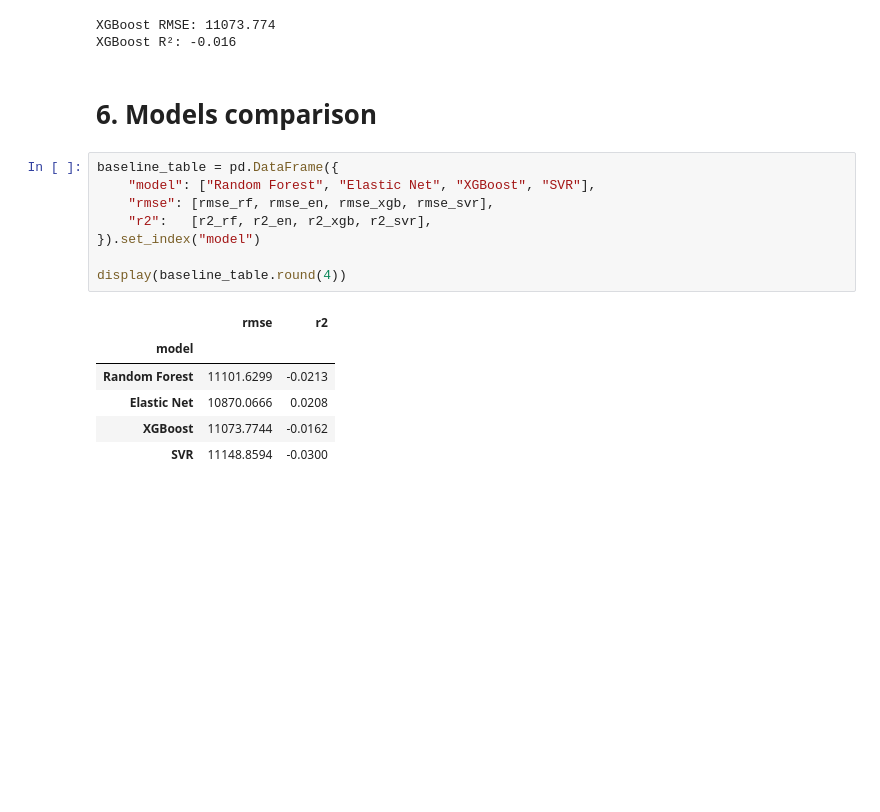
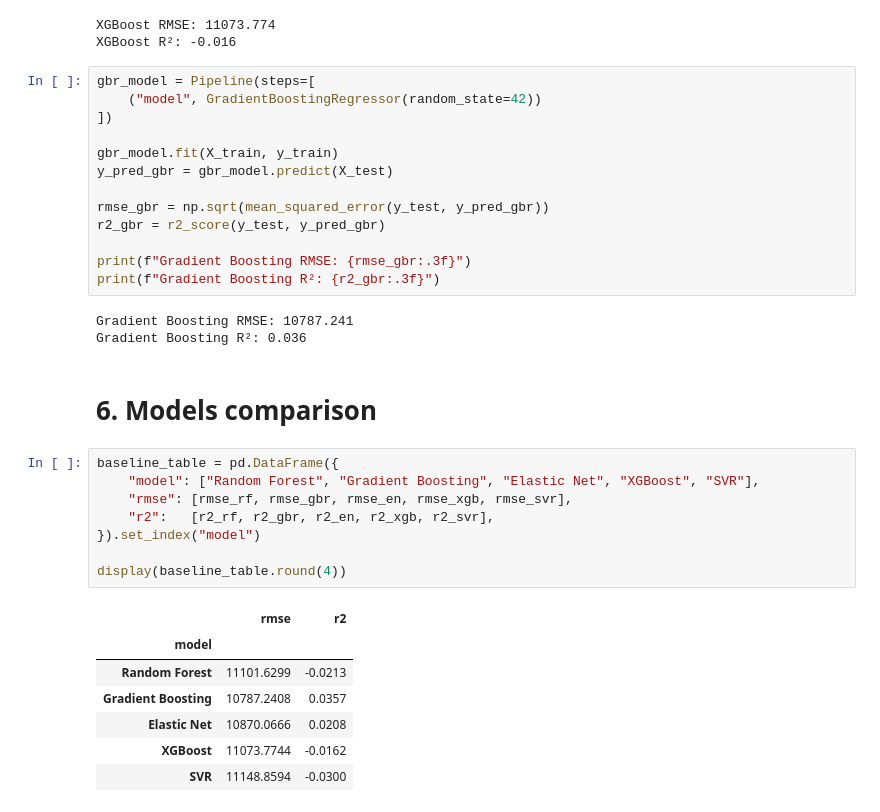
Before and after one commit to Weronikaa2001/ML2_final_project, a Jupyter notebook: ML2_final-without.ipynb, the cells around one changed output. Saved outputs shown, nothing was run; the diff lists cells and outputs as text; blank space fills up the shorter version.

```diff
--- a/ML2_final-without.ipynb
+++ b/ML2_final-without.ipynb
@@ -295,20 +296,37 @@ print(f"XGBoost R²: {r2_xgb:.3f}")
 # %% [output]
 XGBoost RMSE: 11073.774
 XGBoost R²: -0.016
+# %%
+gbr_model = Pipeline(steps=[
+    ("model", GradientBoostingRegressor(random_state=42))
+])
+
+gbr_model.fit(X_train, y_train)
+y_pred_gbr = gbr_model.predict(X_test)
+
+rmse_gbr = np.sqrt(mean_squared_error(y_test, y_pred_gbr))
+r2_gbr = r2_score(y_test, y_pred_gbr)
+
+print(f"Gradient Boosting RMSE: {rmse_gbr:.3f}")
+print(f"Gradient Boosting R²: {r2_gbr:.3f}")
+# %% [output]
+Gradient Boosting RMSE: 10787.241
+Gradient Boosting R²: 0.036
 # %% [markdown]
 # 6. Models comparison
 # %%
 baseline_table = pd.DataFrame({
-    "model": ["Random Forest", "Elastic Net", "XGBoost", "SVR"],
-    "rmse": [rmse_rf, rmse_en, rmse_xgb, rmse_svr],
-    "r2":   [r2_rf, r2_en, r2_xgb, r2_svr],
+    "model": ["Random Forest", "Gradient Boosting", "Elastic Net", "XGBoost", "SVR"],
+    "rmse": [rmse_rf, rmse_gbr, rmse_en, rmse_xgb, rmse_svr],
+    "r2":   [r2_rf, r2_gbr, r2_en, r2_xgb, r2_svr],
 }).set_index("model")
 
 display(baseline_table.round(4))
 # %% [output]
 |  | rmse | r2 |
 | model |  |  |
 | Random Forest | 11101.6299 | -0.0213 |
+| Gradient Boosting | 10787.2408 | 0.0357 |
 | Elastic Net | 10870.0666 | 0.0208 |
 | XGBoost | 11073.7744 | -0.0162 |
 | SVR | 11148.8594 | -0.0300 |
```
Also changed, not shown: parts of 1 cell of this notebook, 3 other files.
